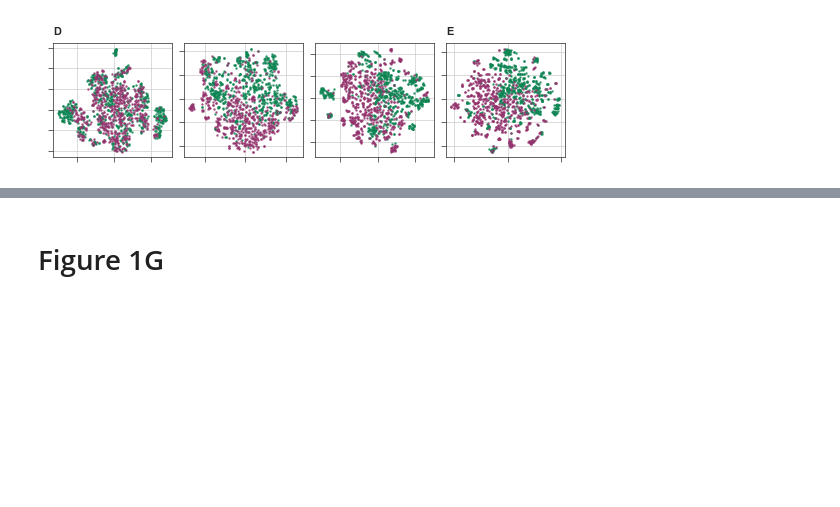
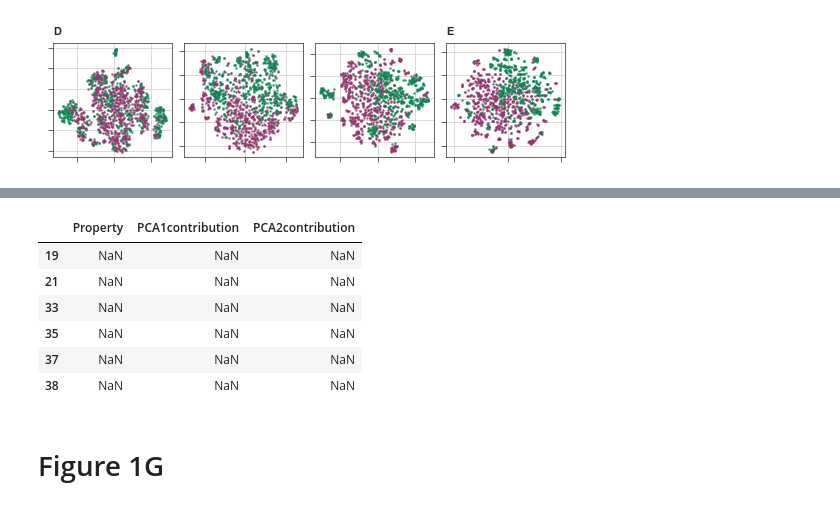
Before and after one commit to ersilia-os/sars-cov-2-chemspace, a Jupyter notebook: notebooks/04_Figure1.ipynb, the cells around one changed output, grey strips where cells are left out. Cells and saved outputs as stored; diff of their text form; code cells hidden in the pictures; blank space fills up the shorter version.

```diff
--- a/notebooks/04_Figure1.ipynb
+++ b/notebooks/04_Figure1.ipynb
@@ -306,3 +340,13 @@ st.save_figure("../figures/f1_de_bis.png")
+# %%
+df_
+# %% [output]
+|  | Property | PCA1contribution | PCA2contribution |
+| 19 | NaN | NaN | NaN |
+| 21 | NaN | NaN | NaN |
+| 33 | NaN | NaN | NaN |
+| 35 | NaN | NaN | NaN |
+| 37 | NaN | NaN | NaN |
+| 38 | NaN | NaN | NaN |
 # %% [markdown]
 # Figure 1G
 # %%
```
Also changed, not shown: parts of 6 cells of this notebook, 9 other files.
